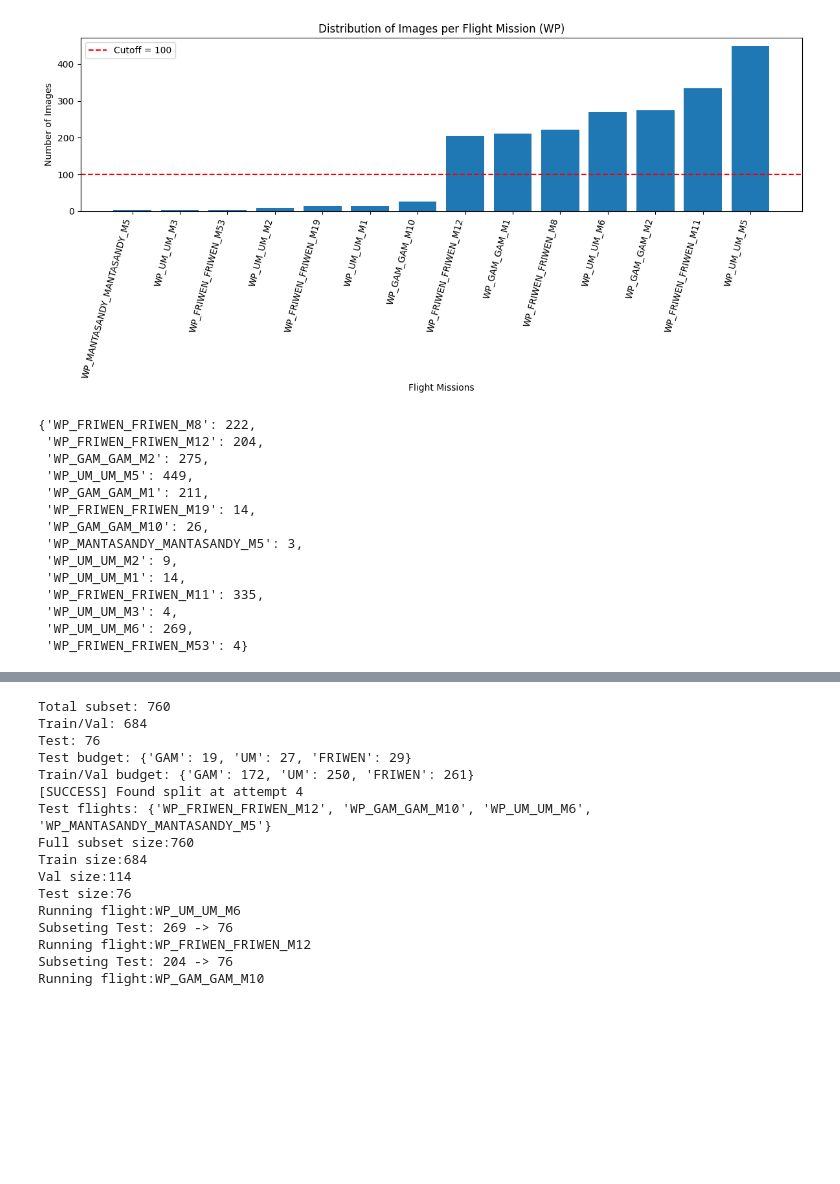
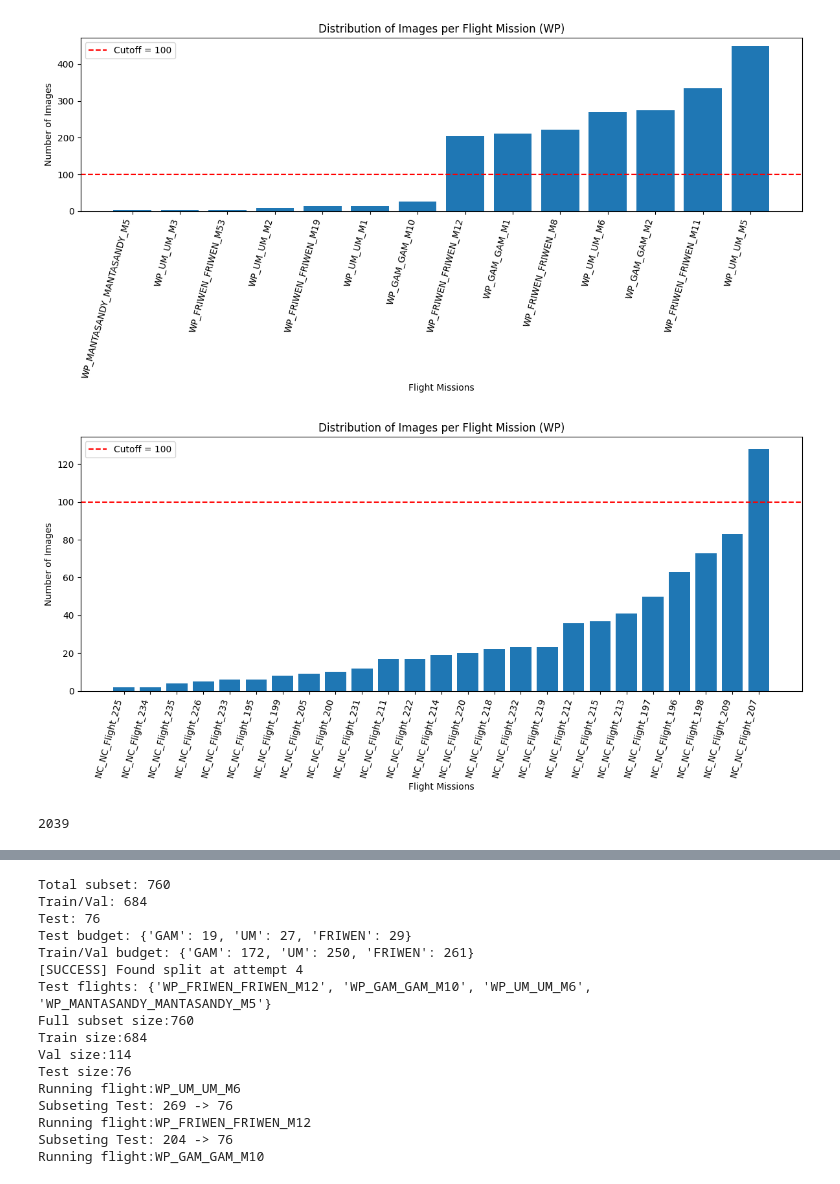
Before and after one commit to emanuel-gf/Dugongs_IRISA-MARBEC-LIRMM, a Jupyter notebook: fiftyone/train_test_split.ipynb, the cells around one changed output, grey strips where cells are left out. Cells and saved outputs as stored; diff of their text form; code cells hidden in the pictures; blank space fills up the shorter version.

```diff
--- a/fiftyone/train_test_split.ipynb
+++ b/fiftyone/train_test_split.ipynb
@@ -189,20 +235,31 @@ plt.tight_layout()
 plt.show()
 # %% [output]
 [figure]
-# %%
-WP_dict_stratify_key
-# %% [output]
-{'WP_FRIWEN_FRIWEN_M8': 222,
- 'WP_FRIWEN_FRIWEN_M12': 204,
- 'WP_GAM_GAM_M2': 275,
- 'WP_UM_UM_M5': 449,
- 'WP_GAM_GAM_M1': 211,
- 'WP_FRIWEN_FRIWEN_M19': 14,
- 'WP_GAM_GAM_M10': 26,
- 'WP_MANTASANDY_MANTASANDY_M5': 3,
- 'WP_UM_UM_M2': 9,
- 'WP_UM_UM_M1': 14,
- 'WP_FRIWEN_FRIWEN_M11': 335,
- 'WP_UM_UM_M3': 4,
- 'WP_UM_UM_M6': 269,
- 'WP_FRIWEN_FRIWEN_M53': 4}
+# %%
+dict_stratify = nc_view.count_values('stratify_key')
+# Sort for better visualization (optional but recommended)
+sorted_items = sorted(dict_stratify.items(), key=lambda x: x[1])
+labels = [k for k, _ in sorted_items]
+values = [v for _, v in sorted_items]
+
+# Cutoff line (you can change this)
+cutoff = 100
+
+# Plot
+plt.figure(figsize=(12, 6))
+plt.bar(labels, values)
+
+# Horizontal cutoff line
+plt.axhline(y=cutoff, color='red', linestyle='--', label=f'Cutoff = {cutoff}')
+
+# Labels & formatting
+plt.xticks(rotation=75, ha='right')
+plt.ylabel("Number of Images")
+plt.xlabel("Flight Missions")
+plt.title("Distribution of Images per Flight Mission (WP)")
+plt.legend()
+
+plt.tight_layout()
+plt.show()
+# %% [output]
+[figure, added]
@@ -208,0 +305,4 @@ WP_dict_stratify_key
+# %%
+sum(dict_stratify.values())
+# %% [output]
+2039
```
Also changed, not shown: parts of 15 cells of this notebook, 2 other files.
